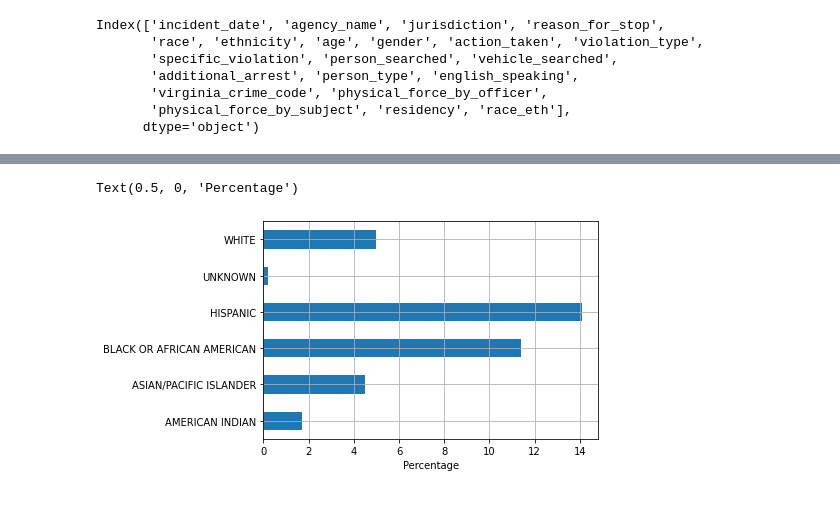
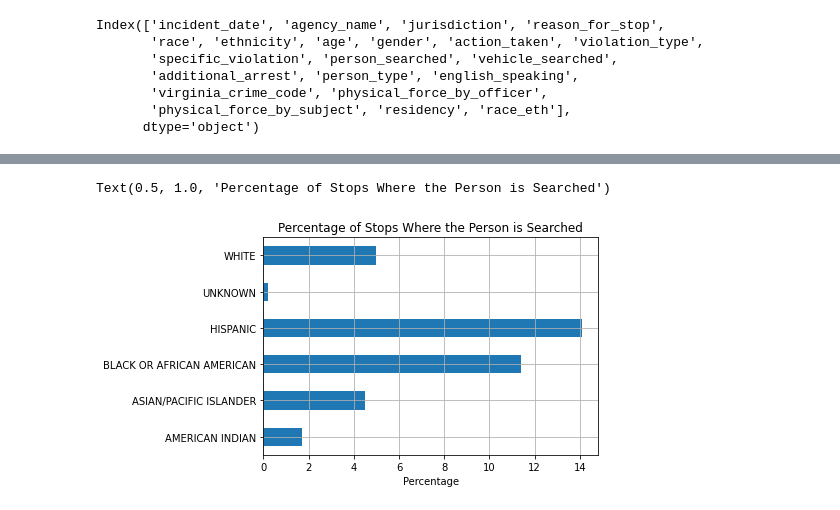
Before and after one commit to openpolicedata/openpolicedata, a Jupyter notebook: notebooks/20220413_demo.ipynb, the cells around one changed output, grey strips where cells are left out. Cells and saved outputs as stored; diff of their text form; code cells hidden in the pictures.

```diff
--- a/notebooks/20220413_demo.ipynb
+++ b/notebooks/20220413_demo.ipynb
@@ -127,0 +110,14 @@ searches
+# %%
+# Walk through this more slowly
+import numpy as np
+searches = df.groupby(["person_searched","race_eth"]).size().unstack("race_eth")
+number_of_stops = searches.sum()
+number_of_searches = searches.loc["YES"]
+percent_stops_with_search = np.round(number_of_searches/number_of_stops*100,1)
+searches = pd.DataFrame([number_of_stops, number_of_searches, percent_stops_with_search],
+    index=["# of Stops", "# of Searches", "% of Stops With Search"])
+searches = searches.transpose()
+searches["# of Stops"] = searches["# of Stops"].astype(int)
+searches["# of Searches"] = searches["# of Searches"].astype(int)
+# # searches.dropna(inplace=True)
+searches
@@ -128,7 +133,8 @@ searches
 # %%
-ax = searches.plot.barh(y="Percentage", grid=True, legend=False)
+ax = searches.plot.barh(y="% of Stops With Search", grid=True, legend=False)
 ax.set_ylabel("")
 ax.set_xlabel("Percentage")
+ax.set_title("Percentage of Stops Where the Person is Searched")
 # %% [output]
-Text(0.5, 0, 'Percentage')
+Text(0.5, 1.0, 'Percentage of Stops Where the Person is Searched')
-[figure, old version]
+[figure, new version]
```
Also changed, not shown: parts of 8 cells of this notebook.
